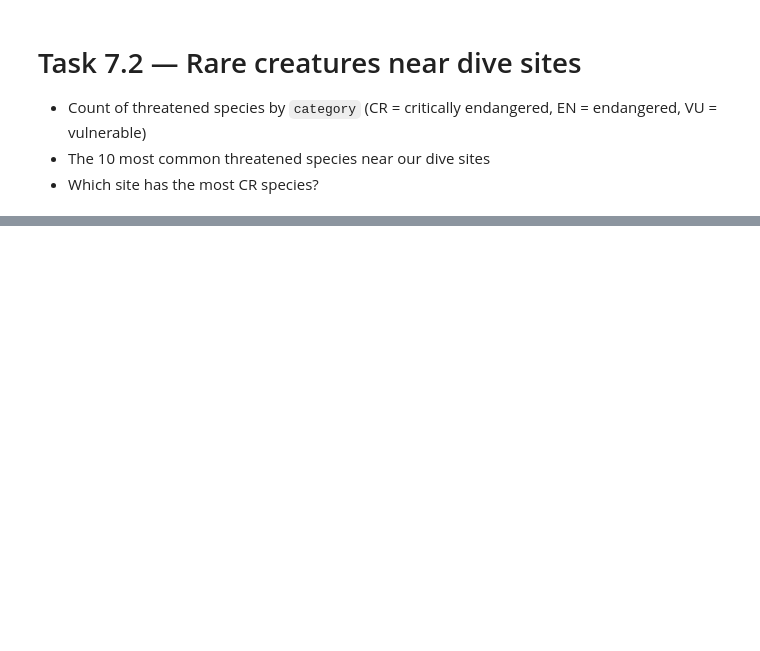
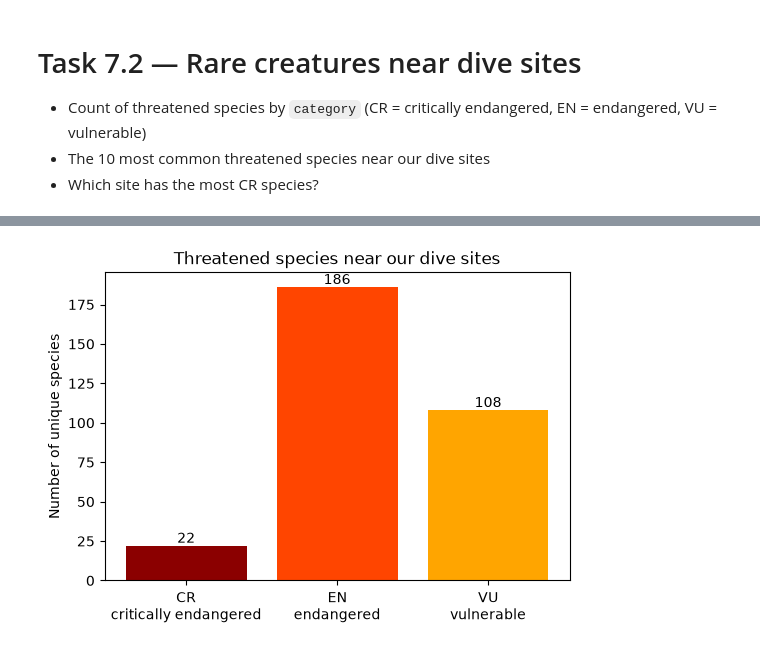
Before and after one commit to xkh11/kanz-ml-project-tuwaiq-academy, a Jupyter notebook: notebooks/Kanz_EDA.ipynb, the cells around one changed output, grey strips where cells are left out. Saved outputs shown, nothing was run; the diff lists cells and outputs as text; code cells hidden in the pictures; blank space fills up the shorter version.

```diff
--- a/notebooks/Kanz_EDA.ipynb
+++ b/notebooks/Kanz_EDA.ipynb
@@ -866,3 +985,14 @@ Answer:
 * Which site has the most CR species?
 # %%
 #TO-DO
+#Task 7.2 — Rare creatures near dive sites
+
+n_sites = threatened["site_code"].nunique()
+print("Rows (one per site + species):", len(threatened))
+print("Dive sites:", n_sites, "| unique species:", threatened["species"].nunique())
+
+#1- count by category (rows = site+species pairs, unique species = different species)
+by_cat = pd.DataFrame({
+    "rows": threatened["category"].value_counts(),
+    "unique species": threatened.groupby("category")["species"].nunique()}).loc[["CR", "EN", "VU"]]
+by_cat
@@ -868,0 +1007,11 @@ Answer:
+# %%
+plt.figure(figsize=(6, 4))
+plt.bar(["CR\ncritically endangered", "EN\nendangered", "VU\nvulnerable"], by_cat["unique species"],
+        color=["darkred", "orangered", "orange"])
+for i, v in enumerate(by_cat["unique species"]):
+    plt.text(i, v + 2, v, ha="center")   # write the number on top of each bar
+plt.title("Threatened species near our dive sites")
+plt.ylabel("Number of unique species")
+plt.show()
+# %% [output]
+[figure, added]
```
Also changed, not shown: parts of 18 cells of this notebook.
